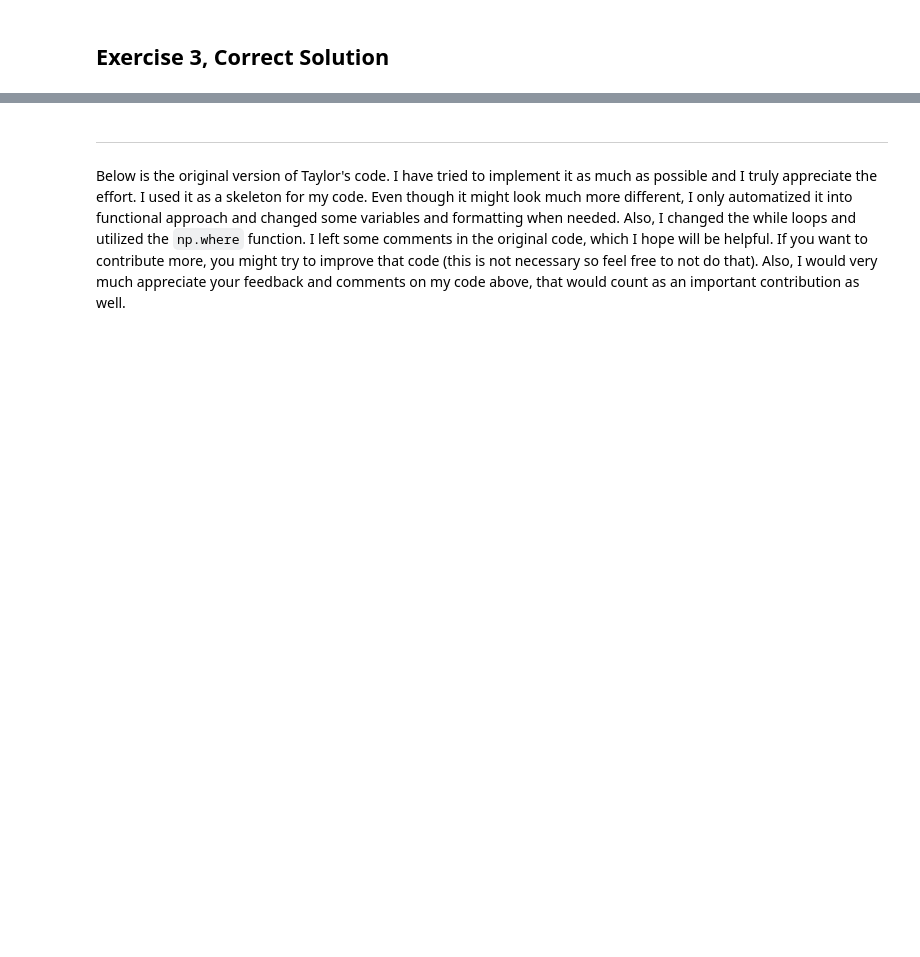
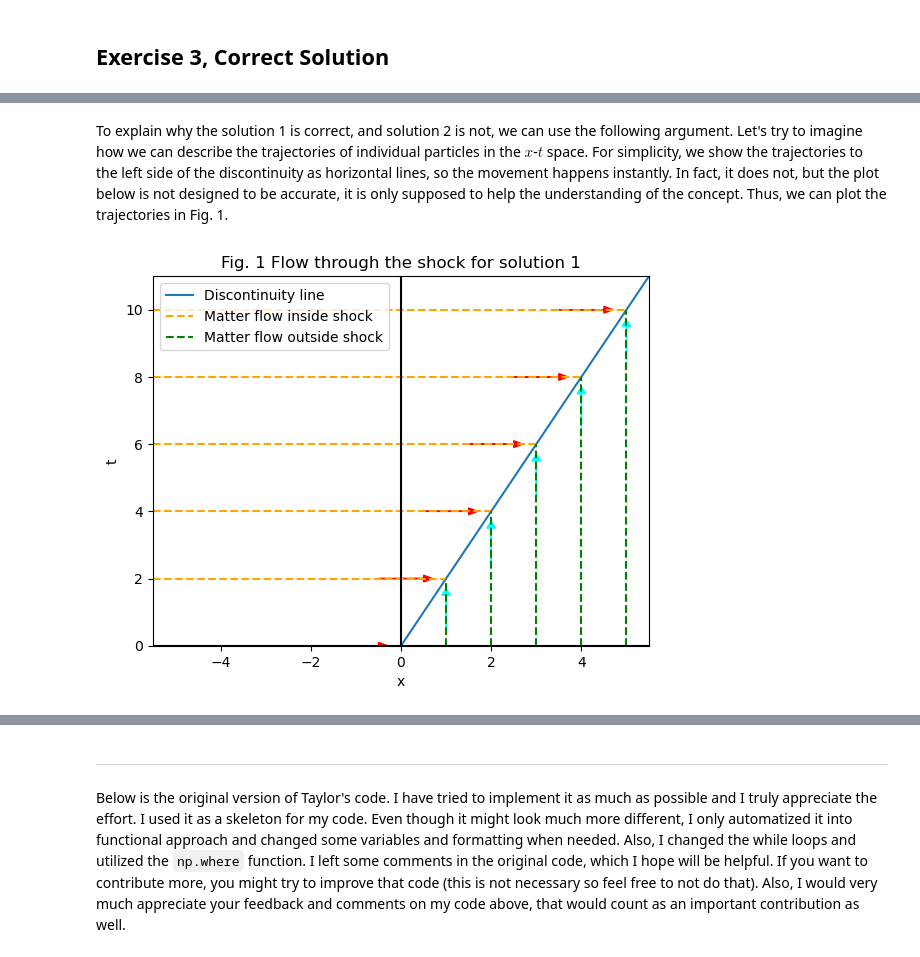
Before and after one commit to askoldvilkha/CompMethods_Astro23, a Jupyter notebook: HW6/hw6_VilkhaPaulBinu.ipynb, the cells around one changed output, grey strips where cells are left out. Saved outputs shown, nothing was run; the diff lists cells and outputs as text; code cells hidden in the pictures; blank space fills up the shorter version.

Commit message:
HW6 Supposedly done. Problem 3 has somewhat reasonable explanation. This might be improved if anyone has a better idea. If so, please upload your solution.

```diff
--- a/HW6/hw6_VilkhaPaulBinu.ipynb
+++ b/HW6/hw6_VilkhaPaulBinu.ipynb
@@ -220,0 +223,21 @@ plt.xlim(-10, 10)
+# %% [markdown]
+To explain why the solution 1 is correct, and solution 2 is not, we can use the following argument. Let's try to imagine how we can describe the trajectories of individual particles in the $x$-$t$ space. For simplicity, we show the trajectories to the left side of the discontinuity as horizontal lines, so the movement happens instantly. In fact, it does not, but the plot below is not designed to be accurate, it is only supposed to help the understanding of the concept. Thus, we can plot the trajectories in Fig. 1.
+# %%
+plt.plot(x_array, 2 * x_array, label = r'Discontinuity line')
+for i in range(5):
+    plt.plot([-5.5, i], [2 * i, 2 * i], color = 'orange', linestyle = 'dashed')
+    plt.arrow(i - 1.5, 2 * i, 1, 0, color = 'red', head_width = 0.2, head_length = 0.2)
+    plt.plot([i, i], [0, 2 * i], color = 'green', linestyle = 'dashed')
+    plt.arrow(i, 2 * i - 1.5, 0, 1, color = 'cyan', head_width = 0.2, head_length = 0.2)
+plt.plot([-5.5, 5], [10, 10], color = 'orange', linestyle = 'dashed', label = r'Matter flow inside shock')
+plt.arrow(5 - 1.5, 2 * 5, 1, 0, color = 'red', head_width = 0.2, head_length = 0.2)
+plt.plot([5, 5], [0, 10], color = 'green', linestyle = 'dashed', label = r'Matter flow outside shock')
+plt.arrow(5, 10 - 1.5, 0, 1, color = 'cyan', head_width = 0.2, head_length = 0.2)
+plt.axhline(0, color = 'black')
+plt.axvline(0, color = 'black')
+plt.xlabel('x'); plt.ylabel('t')
+plt.ylim(0, 11); plt.xlim(-5.5, 5.5)
+plt.legend()
+plt.title('Fig. 1 Flow through the shock for solution 1');
+# %% [output]
+[figure, added]
```
Also changed, not shown: parts of 16 cells of this notebook.
